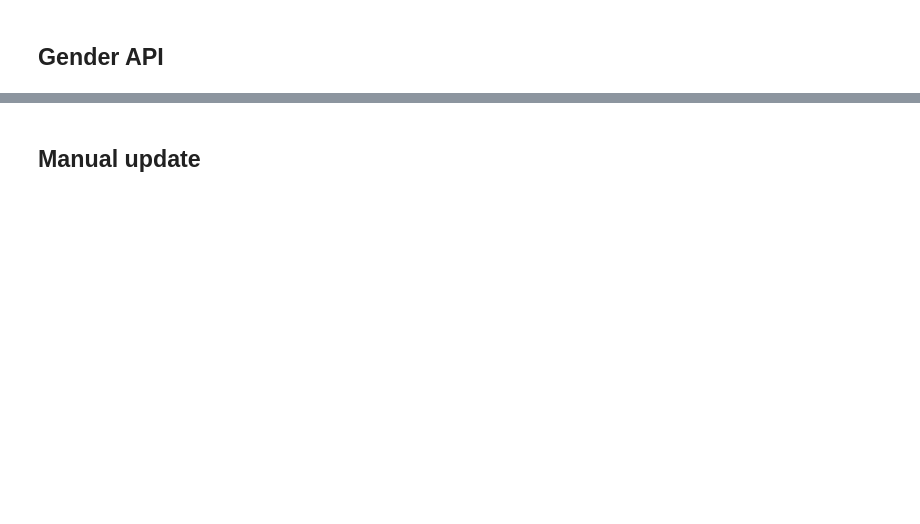
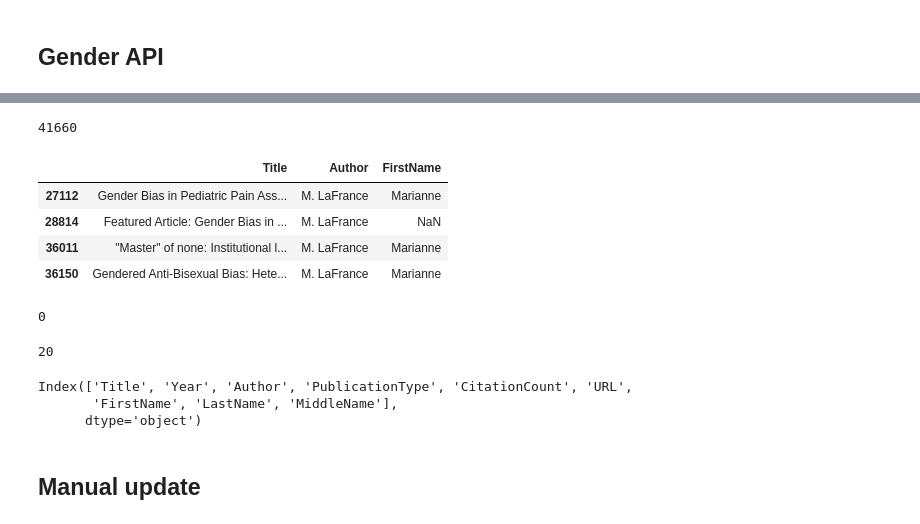
Before and after one commit to hexann666/MSc_gender_bias, a Jupyter notebook: semantic_scholar.ipynb, the cells around one changed output, grey strips where cells are left out. Cells and saved outputs as stored; diff of their text form; code cells hidden in the pictures; blank space fills up the shorter version.

```diff
--- a/semantic_scholar.ipynb
+++ b/semantic_scholar.ipynb
@@ -797,2 +972,2 @@ for i in range(11500,23700,50):
 # %%
-df_authors_full[~df_authors_full.FirstName.isnull()].to_csv('data/authors_full_names_extended.csv')
+df_authors_full = read_csv('data/df_authors_full.csv')
@@ -846,11 +974,26 @@ names_dot = authors_short[authors_short.Title.str.contains('\.$')].copy()
-# %%
-for i in range(0,3838,50):
-    df_authors_short_batch = names_dot.iloc[i:i+50]
-    df_authors_short_batch['FirstName'] = df_authors_short_batch.apply(lambda x: update_names_from_RG(x.Title, x.LastName, dr), axis=1)
-    df_authors_full = df_authors_full.append(df_authors_short_batch[df_authors_short_batch.notnull()], ignore_index=True)
-    print(f'{i+50} done')
-    if (i + 50) % 500 == 0:
-        #dr = webdriver.Chrome()
-        df_authors_full[~df_authors_full.FirstName.isnull()].to_csv('data/authors_full_names_extended2.csv')
-
-#authors_short[authors_short.Title.str.contains('\.$')]
+# %%
+len(df_authors_full)
+# %% [output]
+41660
+# %%
+df_authors_full.Title = df_authors_full.Title.str.rstrip('.')
+# %%
+df_authors_full[['Title', 'Author', 'FirstName']][df_authors_full.Author == 'M. LaFrance']
+# %% [output]
+|  | Title | Author | FirstName |
+| 27112 | Gender Bias in Pediatric Pain Ass... | M. LaFrance | Marianne |
+| 28814 | Featured Article: Gender Bias in ... | M. LaFrance | NaN |
+| 36011 | "Master" of none: Institutional l... | M. LaFrance | Marianne |
+| 36150 | Gendered Anti-Bisexual Bias: Hete... | M. LaFrance | Marianne |
+# %%
+index = df_authors_full[['Title', 'Author', 'FirstName']][df_authors_full.duplicated(['Title', 'Author', 'FirstName'])].index #[df_authors_full.FirstName.isnull()].sort_values('Title')
+print(len(index))
+df_authors_full = df_authors_full.drop(index)
+# %% [output]
+0
+# %%
+index2 = df_authors_full[df_authors_full.duplicated(['Title', 'Author'], keep=False)][df_authors_full.FirstName.isnull()].index
+print(len(index2))
+df_authors_full = df_authors_full.drop(index2)
+# %% [output]
+20
@@ -857,3 +1003,9 @@ for i in range(0,3838,50):
+# %%
+df_authors_full.columns
+# %% [output]
+Index(['Title', 'Year', 'Author', 'PublicationType', 'CitationCount', 'URL',
+       'FirstName', 'LastName', 'MiddleName'],
+      dtype='object')
 # %% [markdown]
 ## Manual update
 # %%
```
Also changed, not shown: parts of 82 cells of this notebook.
